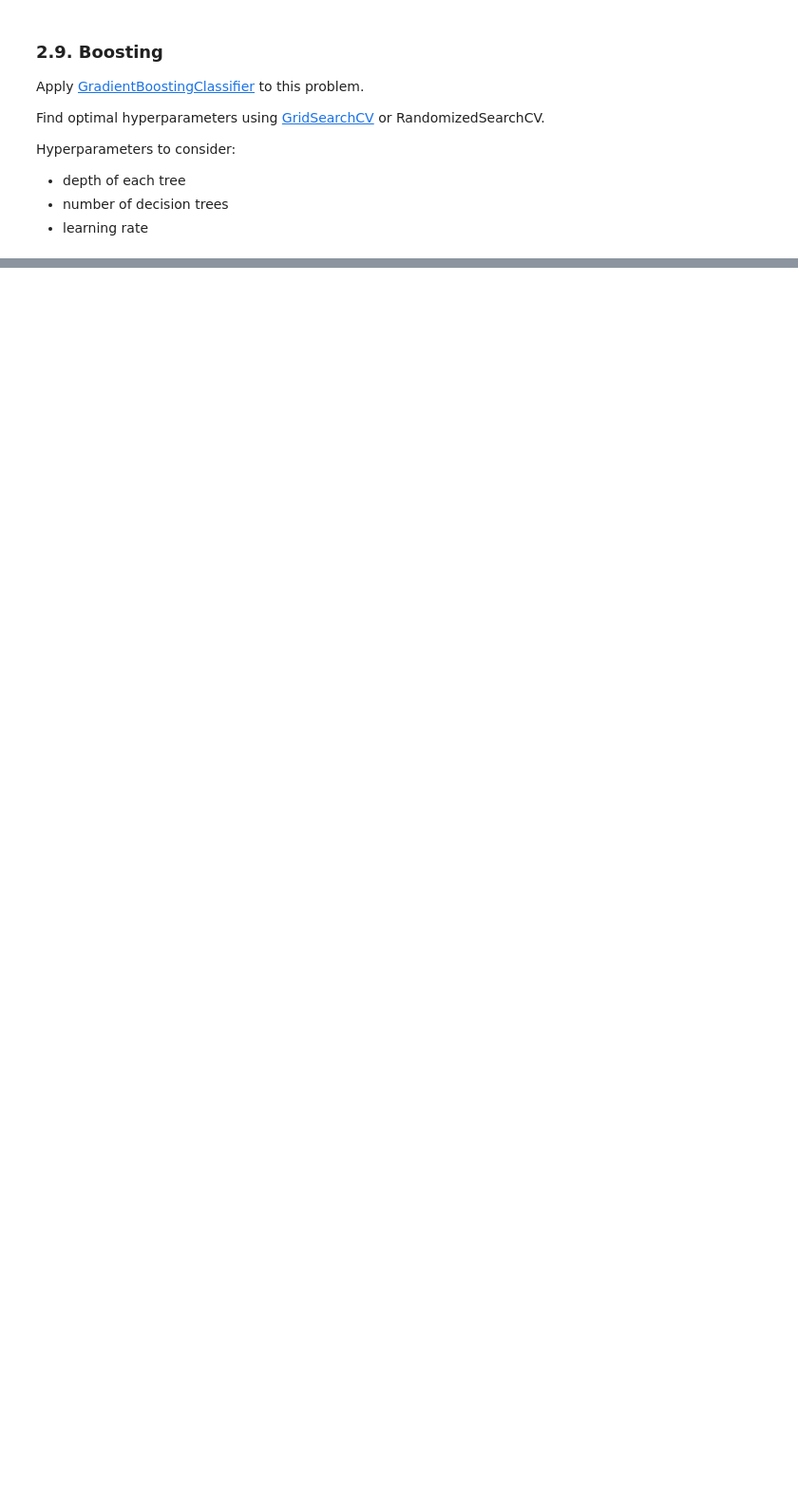
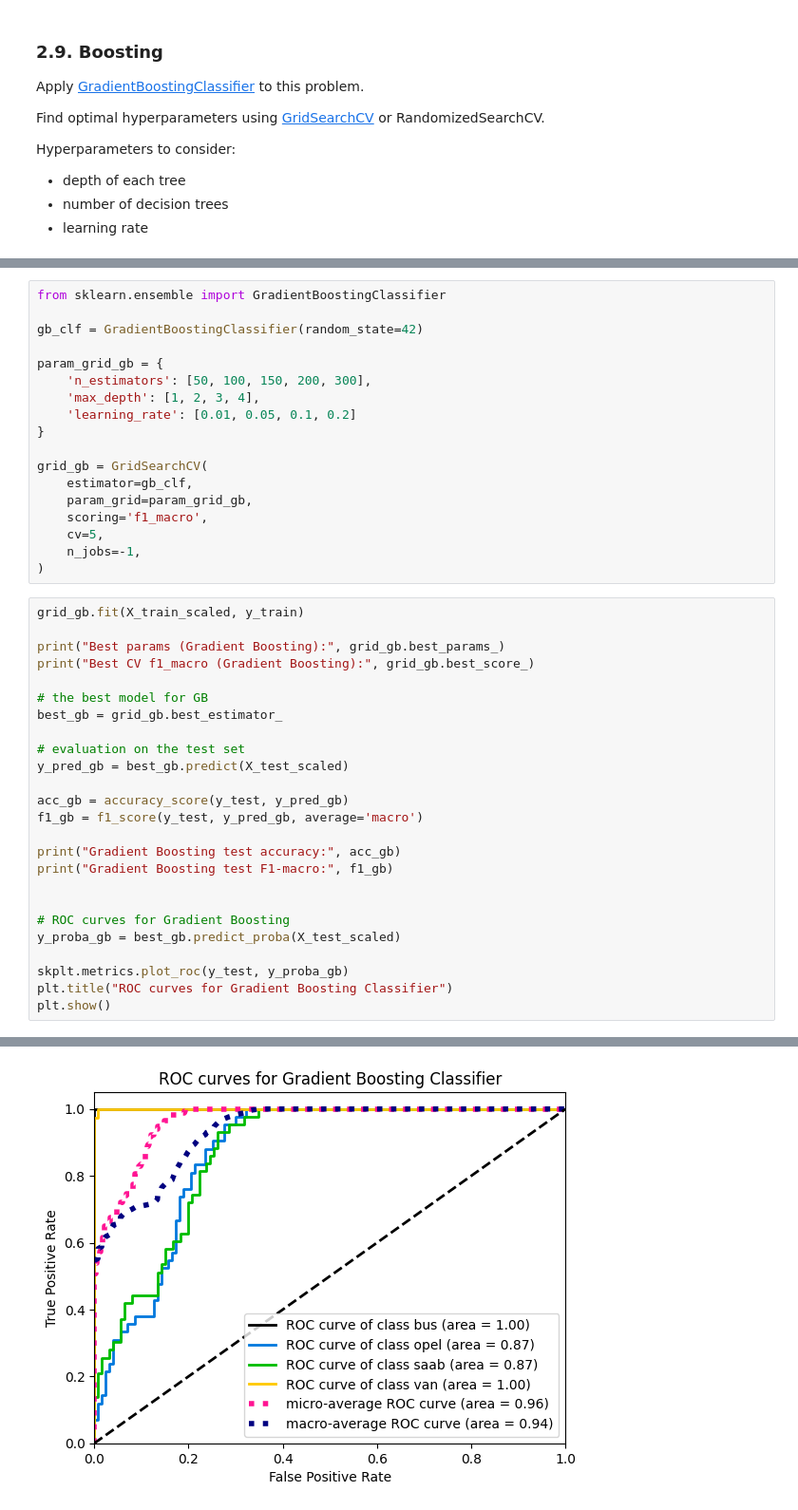
Before and after one commit to oncominglane/machine_learning_mipt_course, a Jupyter notebook: hw2 - lab1/lab01_ml_pipeline.ipynb, the cells around one changed output, grey strips where cells are left out. Shown at 95% size. Drawn from its saved outputs; the diff is of its cells as text; blank space fills up the shorter version.

```diff
--- a/hw2 - lab1/lab01_ml_pipeline.ipynb
+++ b/hw2 - lab1/lab01_ml_pipeline.ipynb
@@ -721,0 +1111,44 @@ Hyperparameters to consider:
+# %%
+from sklearn.ensemble import GradientBoostingClassifier
+
+gb_clf = GradientBoostingClassifier(random_state=42)
+
+param_grid_gb = {
+    'n_estimators': [50, 100, 150, 200, 300],
+    'max_depth': [1, 2, 3, 4],
+    'learning_rate': [0.01, 0.05, 0.1, 0.2]
+}
+
+grid_gb = GridSearchCV(
+    estimator=gb_clf,
+    param_grid=param_grid_gb,
+    scoring='f1_macro',
+    cv=5,
+    n_jobs=-1,
+)
+# %%
+grid_gb.fit(X_train_scaled, y_train)
+
+print("Best params (Gradient Boosting):", grid_gb.best_params_)
+print("Best CV f1_macro (Gradient Boosting):", grid_gb.best_score_)
+
+# the best model for GB
+best_gb = grid_gb.best_estimator_
+
+# evaluation on the test set
+y_pred_gb = best_gb.predict(X_test_scaled)
+
+acc_gb = accuracy_score(y_test, y_pred_gb)
+f1_gb = f1_score(y_test, y_pred_gb, average='macro')
+
+print("Gradient Boosting test accuracy:", acc_gb)
+print("Gradient Boosting test F1-macro:", f1_gb)
+
+
+# ROC curves for Gradient Boosting
+y_proba_gb = best_gb.predict_proba(X_test_scaled)
+
+skplt.metrics.plot_roc(y_test, y_proba_gb)
+plt.title("ROC curves for Gradient Boosting Classifier")
+plt.show()
+# %% [output]
@@ -721,0 +1159 @@ Hyperparameters to consider:
+[figure, added]
```
Also changed, not shown: parts of 28 cells of this notebook.
